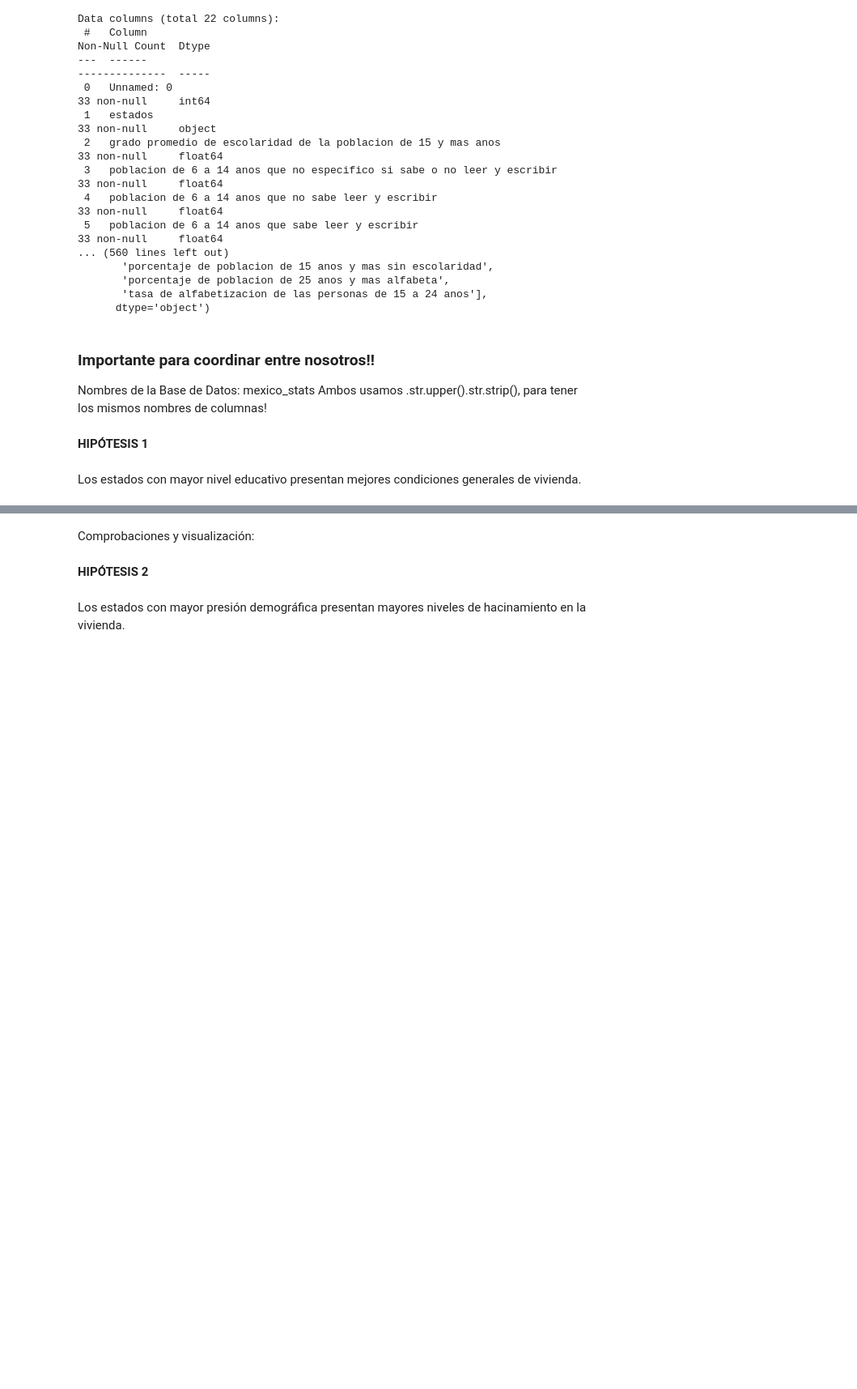
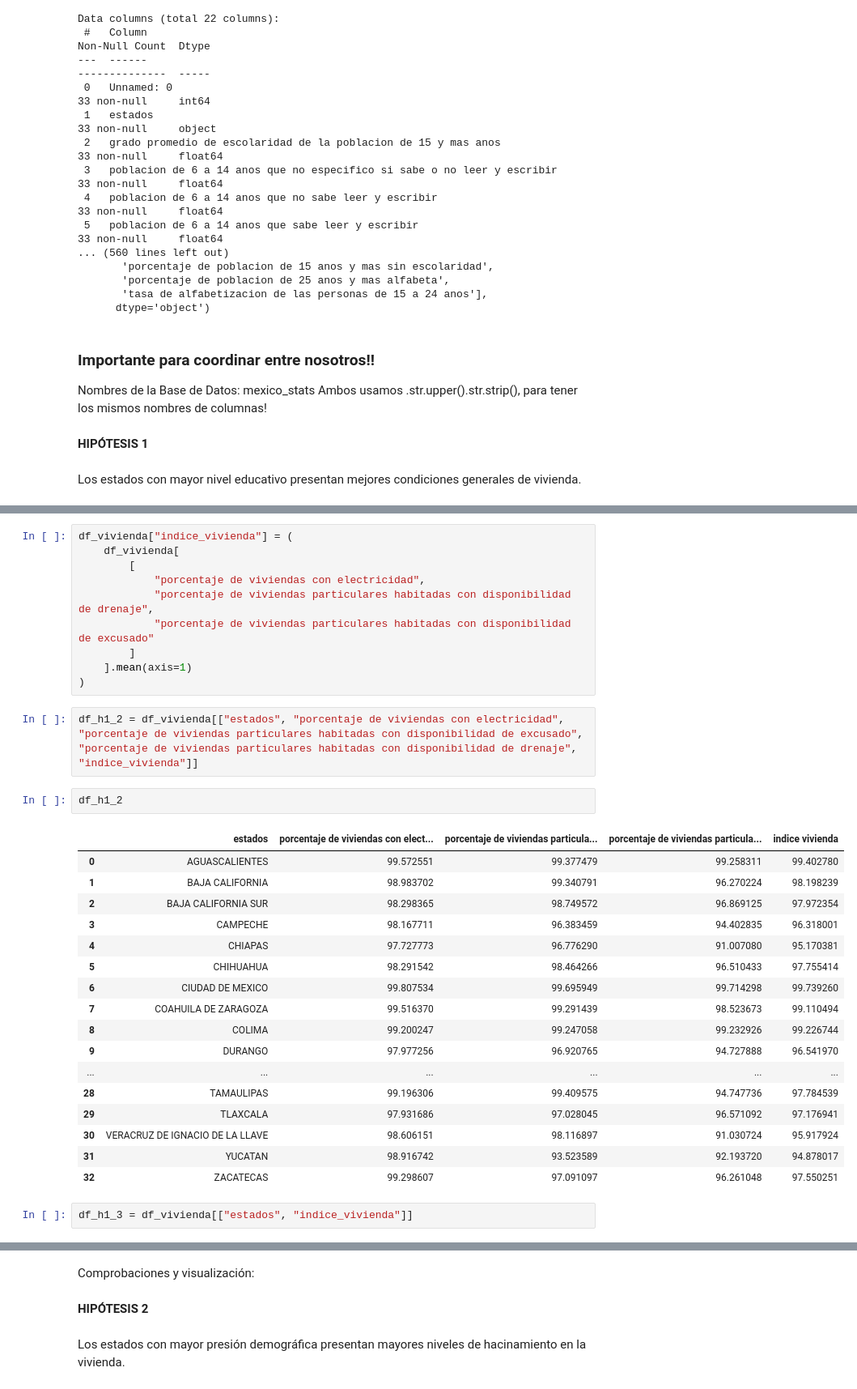
Before and after one commit to julio-bp/PROYECTO2, a Jupyter notebook: PROYECTO2.ipynb, the cells around one changed output, grey strips where cells are left out. Shown at 81% size. Drawn from its saved outputs; the diff is of its cells as text; blank space fills up the shorter version.

```diff
--- a/PROYECTO2.ipynb
+++ b/PROYECTO2.ipynb
@@ -160,0 +227,34 @@ Los estados con mayor nivel educativo presentan mejores condiciones generales de
+# %%
+df_vivienda["indice_vivienda"] = (
+    df_vivienda[
+        [
+            "porcentaje de viviendas con electricidad",
+            "porcentaje de viviendas particulares habitadas con disponibilidad de drenaje",
+            "porcentaje de viviendas particulares habitadas con disponibilidad de excusado"
+        ]
+    ].mean(axis=1)
+)
+# %%
+df_h1_2 = df_vivienda[["estados", "porcentaje de viviendas con electricidad", "porcentaje de viviendas particulares habitadas con disponibilidad de excusado", "porcentaje de viviendas particulares habitadas con disponibilidad de drenaje", "indice_vivienda"]]
+# %%
+df_h1_2
+# %% [output]
+|  | estados | porcentaje de viviendas con elect... | porcentaje de viviendas particula... | porcentaje de viviendas particula... | indice vivienda |
+| 0 | AGUASCALIENTES | 99.572551 | 99.377479 | 99.258311 | 99.402780 |
+| 1 | BAJA CALIFORNIA | 98.983702 | 99.340791 | 96.270224 | 98.198239 |
+| 2 | BAJA CALIFORNIA SUR | 98.298365 | 98.749572 | 96.869125 | 97.972354 |
+| 3 | CAMPECHE | 98.167711 | 96.383459 | 94.402835 | 96.318001 |
+| 4 | CHIAPAS | 97.727773 | 96.776290 | 91.007080 | 95.170381 |
+| 5 | CHIHUAHUA | 98.291542 | 98.464266 | 96.510433 | 97.755414 |
+| 6 | CIUDAD DE MEXICO | 99.807534 | 99.695949 | 99.714298 | 99.739260 |
+| 7 | COAHUILA DE ZARAGOZA | 99.516370 | 99.291439 | 98.523673 | 99.110494 |
+| 8 | COLIMA | 99.200247 | 99.247058 | 99.232926 | 99.226744 |
+| 9 | DURANGO | 97.977256 | 96.920765 | 94.727888 | 96.541970 |
+| ... | ... | ... | ... | ... | ... |
+| 28 | TAMAULIPAS | 99.196306 | 99.409575 | 94.747736 | 97.784539 |
+| 29 | TLAXCALA | 97.931686 | 97.028045 | 96.571092 | 97.176941 |
+| 30 | VERACRUZ DE IGNACIO DE LA LLAVE | 98.606151 | 98.116897 | 91.030724 | 95.917924 |
+| 31 | YUCATAN | 98.916742 | 93.523589 | 92.193720 | 94.878017 |
+| 32 | ZACATECAS | 99.298607 | 97.091097 | 96.261048 | 97.550251 |
+# %%
+df_h1_3 = df_vivienda[["estados", "indice_vivienda"]]
```
Also changed, not shown: parts of 24 cells of this notebook.
